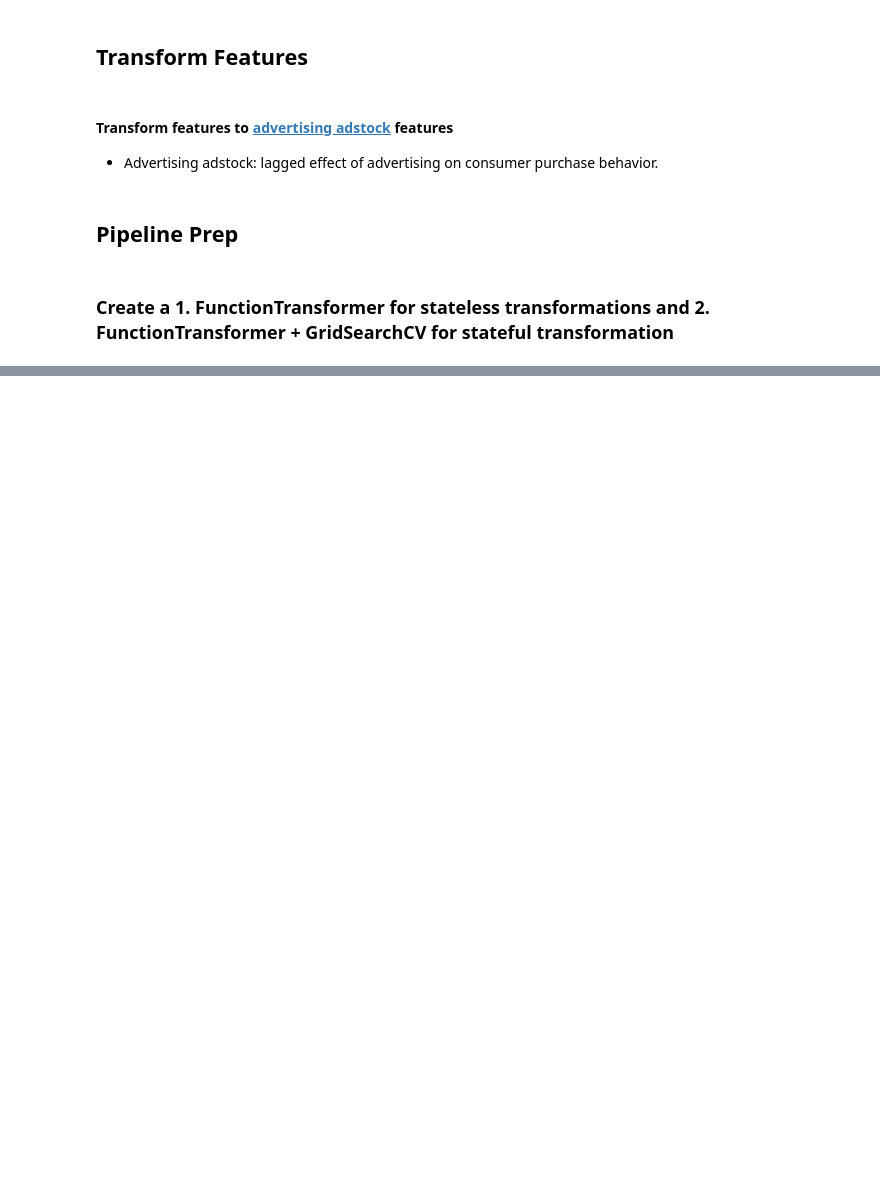
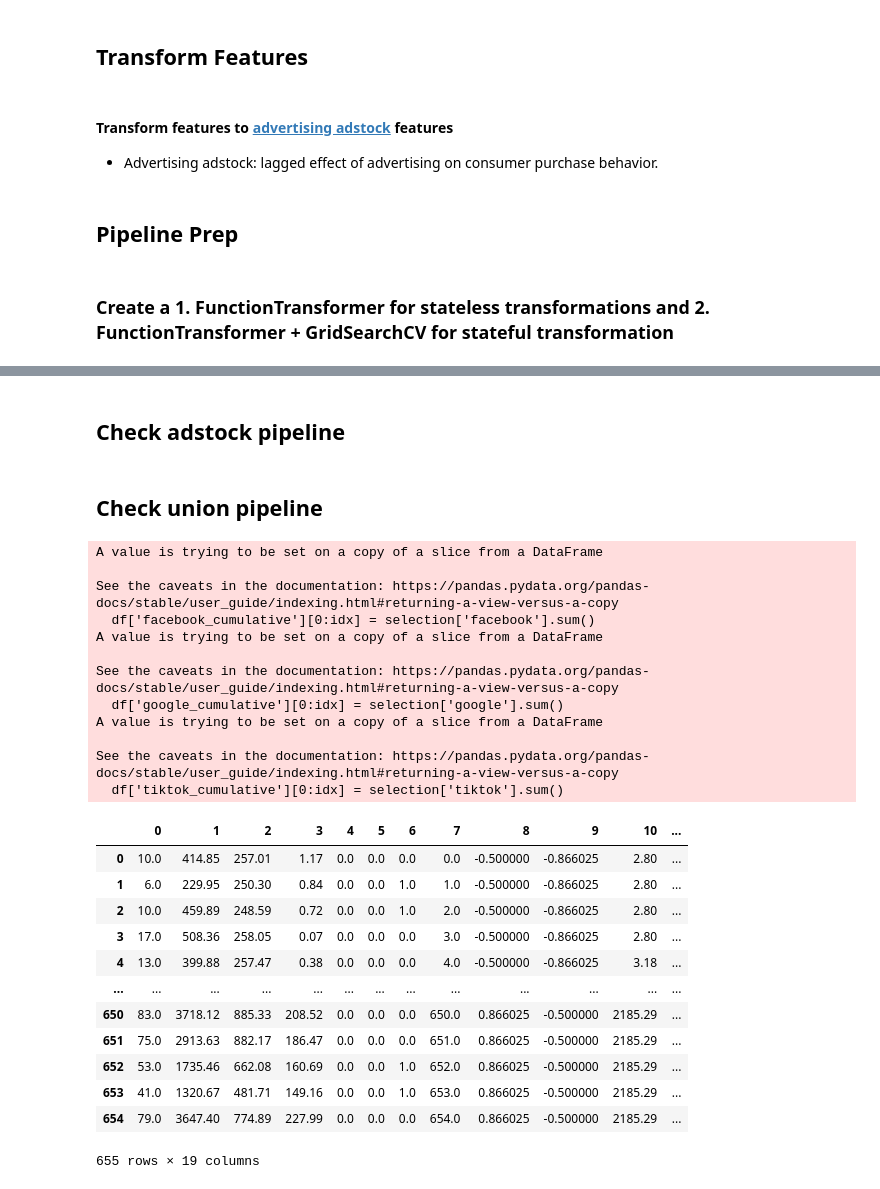
Before and after one commit to data-Zee/MMM-project-lewagon, a Jupyter notebook: notebooks/val_notebooks/updated_models.ipynb, the cells around one changed output, grey strips where cells are left out. Cells and saved outputs as stored; diff of their text form; code cells hidden in the pictures; blank space fills up the shorter version.

Commit message:
notebook progress, almost done with pipeline

```diff
--- a/notebooks/val_notebooks/updated_models.ipynb
+++ b/notebooks/val_notebooks/updated_models.ipynb
@@ -315,3 +339,23 @@ def add_sales_exp_smoothing(df: pd.DataFrame, alpha = 0.5):
+# %%
+def create_df(array: np.array):
+    columns = ['orders', 'total_sales', 'facebook', 'google', 'tiktok', 'holiday',
+       'fri_sat', 'trend', 'sin_MonthYear', 'cos_MonthYear',
+       'google_cumulative', 'tiktok_cumulative', 'facebook_cumulative',
+       'sales_lag', 'sales_moving_avg', 'smoothed_sales']
+    columns_ = ['facebook','google','tiktok']
+    df = pd.DataFrame(array, columns = columns_)
+    datetime_series = pd.Series(
+        pd.date_range("2021-07-01", periods=len(df), freq="D")
+        )
+    df = pd.concat([df,datetime_series],axis=1)
+    df = df.set_index(0)
+    df = df.rename(index={0: 'Day'})
+    return df
+# %%
+def drop_col(df: pd.DataFrame):
+    df = pd.DataFrame(df)
+    df = df.drop(columns = 1)
+    return df
 # %% [markdown]
 ## Transform Features
 # %% [markdown]
@@ -332,4 +376,4 @@ adstock = ColumnTransformer(
             ('carryover', ExponentialCarryover()),
             ('saturation', ExponentialSaturation())
      ]), ['tiktok'])
-])
+], passthrough)
@@ -408,0 +521,2 @@ model = Pipeline([
+# %%
+adstock.fit_transform(train_df)
@@ -408,0 +531,2 @@ model = Pipeline([
+# %% [markdown]
+## Check adstock pipeline
@@ -408,0 +535,32 @@ model = Pipeline([
+# %% [markdown]
+## Check union pipeline
+# %%
+ar = union.fit_transform(train_df)
+ar = pd.DataFrame(ar)
+ar
+# %% [output]
+A value is trying to be set on a copy of a slice from a DataFrame
+
+See the caveats in the documentation: https://pandas.pydata.org/pandas-docs/stable/user_guide/indexing.html#returning-a-view-versus-a-copy
+  df['facebook_cumulative'][0:idx] = selection['facebook'].sum()
+A value is trying to be set on a copy of a slice from a DataFrame
+
+See the caveats in the documentation: https://pandas.pydata.org/pandas-docs/stable/user_guide/indexing.html#returning-a-view-versus-a-copy
+  df['google_cumulative'][0:idx] = selection['google'].sum()
+A value is trying to be set on a copy of a slice from a DataFrame
+
+See the caveats in the documentation: https://pandas.pydata.org/pandas-docs/stable/user_guide/indexing.html#returning-a-view-versus-a-copy
+  df['tiktok_cumulative'][0:idx] = selection['tiktok'].sum()
+|  | 0 | 1 | 2 | 3 | 4 | 5 | 6 | 7 | 8 | 9 | 10 | ... |
+| 0 | 10.0 | 414.85 | 257.01 | 1.17 | 0.0 | 0.0 | 0.0 | 0.0 | -0.500000 | -0.866025 | 2.80 | ... |
+| 1 | 6.0 | 229.95 | 250.30 | 0.84 | 0.0 | 0.0 | 1.0 | 1.0 | -0.500000 | -0.866025 | 2.80 | ... |
+| 2 | 10.0 | 459.89 | 248.59 | 0.72 | 0.0 | 0.0 | 1.0 | 2.0 | -0.500000 | -0.866025 | 2.80 | ... |
+| 3 | 17.0 | 508.36 | 258.05 | 0.07 | 0.0 | 0.0 | 0.0 | 3.0 | -0.500000 | -0.866025 | 2.80 | ... |
+| 4 | 13.0 | 399.88 | 257.47 | 0.38 | 0.0 | 0.0 | 0.0 | 4.0 | -0.500000 | -0.866025 | 3.18 | ... |
+| ... | ... | ... | ... | ... | ... | ... | ... | ... | ... | ... | ... | ... |
+| 650 | 83.0 | 3718.12 | 885.33 | 208.52 | 0.0 | 0.0 | 0.0 | 650.0 | 0.866025 | -0.500000 | 2185.29 | ... |
+| 651 | 75.0 | 2913.63 | 882.17 | 186.47 | 0.0 | 0.0 | 0.0 | 651.0 | 0.866025 | -0.500000 | 2185.29 | ... |
+| 652 | 53.0 | 1735.46 | 662.08 | 160.69 | 0.0 | 0.0 | 1.0 | 652.0 | 0.866025 | -0.500000 | 2185.29 | ... |
+| 653 | 41.0 | 1320.67 | 481.71 | 149.16 | 0.0 | 0.0 | 1.0 | 653.0 | 0.866025 | -0.500000 | 2185.29 | ... |
+| 654 | 79.0 | 3647.40 | 774.89 | 227.99 | 0.0 | 0.0 | 0.0 | 654.0 | 0.866025 | -0.500000 | 2185.29 | ... |
+655 rows × 19 columns
```
Also changed, not shown: parts of 23 cells of this notebook.
